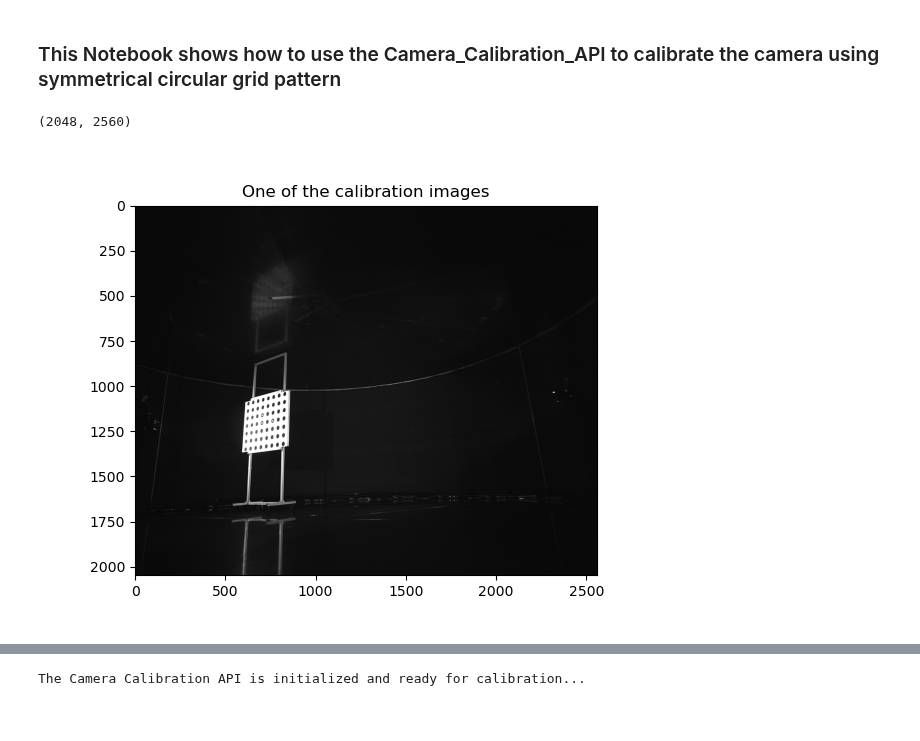
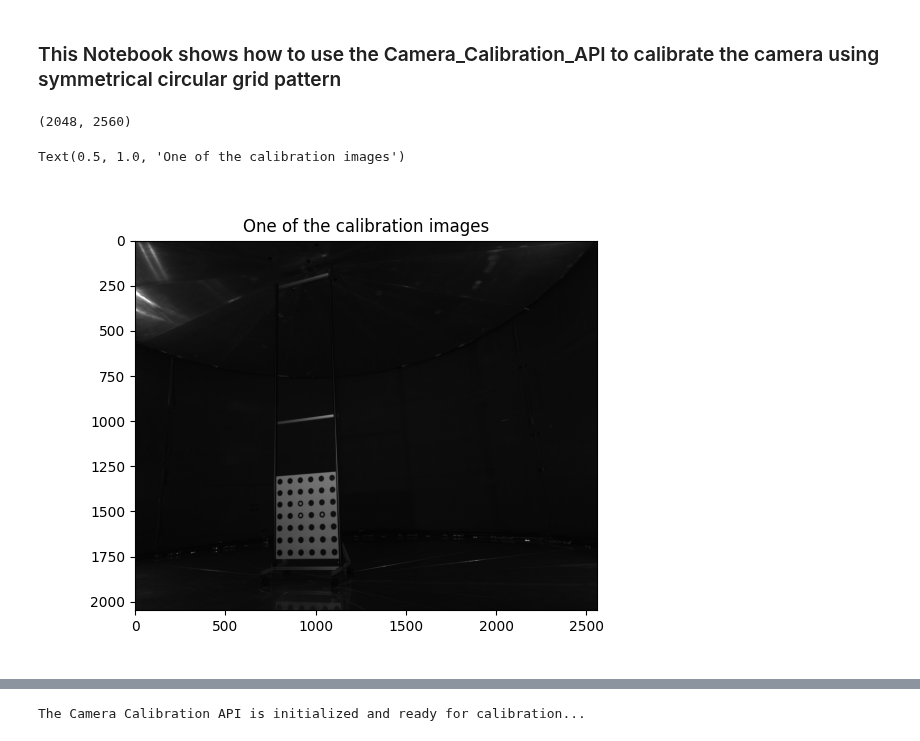
Before and after one commit to alexlib/camera_calibration_API, a Jupyter notebook: examples/example_notebooks/symmertric_grid_calibration copy.ipynb, the cells around one changed output, grey strips where cells are left out. Cells and saved outputs as stored; diff of their text form; code cells hidden in the pictures.

```diff
--- a/examples/example_notebooks/symmertric_grid_calibration copy.ipynb
+++ b/examples/example_notebooks/symmertric_grid_calibration copy.ipynb
@@ -10,14 +10,15 @@ import matplotlib.pyplot as plt
 import os
 import cv2
 # %%
-test_img = cv2.imread("/home/user/Downloads/2021_03_31_Data_set/Calibration/B00009_a.tiff",0)
+test_img = cv2.imread("/home/user/Downloads/Illmenau/KalibrierungA/Kalibrierung1a/00000030_00000000849B30C6.tiff",0)
 print(test_img.shape)
 plt.imshow(test_img,cmap="gray")
 plt.title("One of the calibration images")
-plt.show()
+# plt.show()
 # %% [output]
 (2048, 2560)
+Text(0.5, 1.0, 'One of the calibration images')
-[figure, old version]
+[figure, new version]
 # %%
 import numpy as np
 
```
Also changed, not shown: parts of 6 cells of this notebook, 4 other files.
